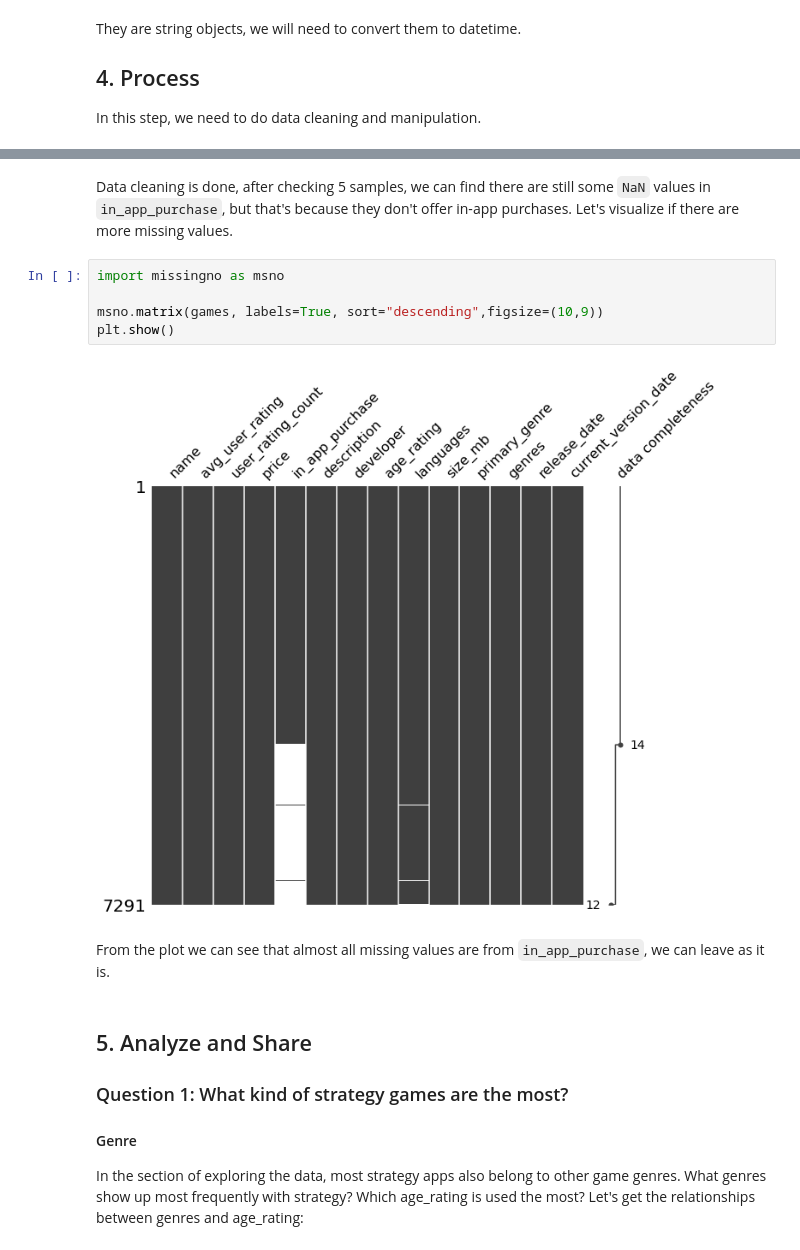
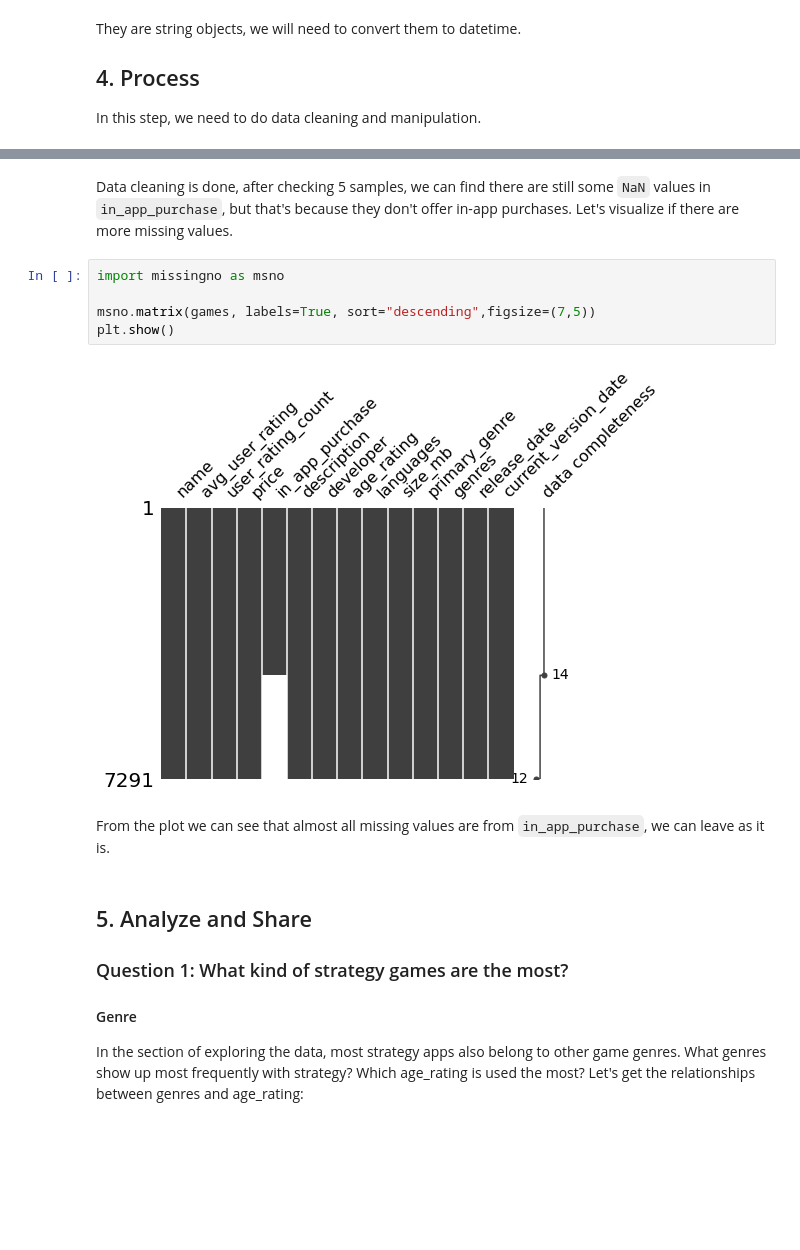
Before and after one commit to eeliuqin/data-analysis, a Jupyter notebook: project-3-mobile-strategy-games.ipynb, the cells around one changed output, grey strips where cells are left out. Cells and saved outputs as stored; diff of their text form; blank space fills up the shorter version.

```diff
--- a/project-3-mobile-strategy-games.ipynb
+++ b/project-3-mobile-strategy-games.ipynb
@@ -291,18 +291,18 @@ games.sample(5, random_state=1)
 | 5765 | Sea Survivor | 5.0 | 18.0 | 0.0 | NaN | "All Aboard! All Aboaarrrddd! Thi... | Nicholas Miller | ... |
 | 12549 | Tower Wars TD | 4.5 | 33.0 | 0.0 | 2.99, 0.99, 2.99, 5.99, 1.99, 1.9... | Defend your lands against evil in... | xiaogang jin | ... |
 | 11669 | Candy Evolution Clicker | 5.0 | 5.0 | 0.0 | 0.99, 8.99, 3.99, 3.99 | "Find out what happens to an cand... | Evolution Games GmbH | ... |
-# %% [markdown]
-Data cleaning is done, after checking 5 samples, we can find there are still some `NaN` values in `in_app_purchase`, but that's because they don't offer in-app purchases.
-Let's visualize if there are more missing values.
-# %%
-import missingno as msno
-
-msno.matrix(games, labels=True, sort="descending",figsize=(10,9))
-plt.show()
-# %% [output]
-[figure, removed]
-# %% [markdown]
-From the plot we can see that almost all missing values are from `in_app_purchase`, we can leave as it is.
+# %% [markdown]
+Data cleaning is done, after checking 5 samples, we can find there are still some `NaN` values in `in_app_purchase`, but that's because they don't offer in-app purchases.
+Let's visualize if there are more missing values.
+# %%
+import missingno as msno
+
+msno.matrix(games, labels=True, sort="descending",figsize=(7,5))
+plt.show()
+# %% [output]
+[figure, added]
+# %% [markdown]
+From the plot we can see that almost all missing values are from `in_app_purchase`, we can leave as it is.
 # %% [markdown]
 <a id="analyze"></a>
 ## 5. Analyze and Share
```
Also changed, not shown: parts of 4 cells of this notebook.
